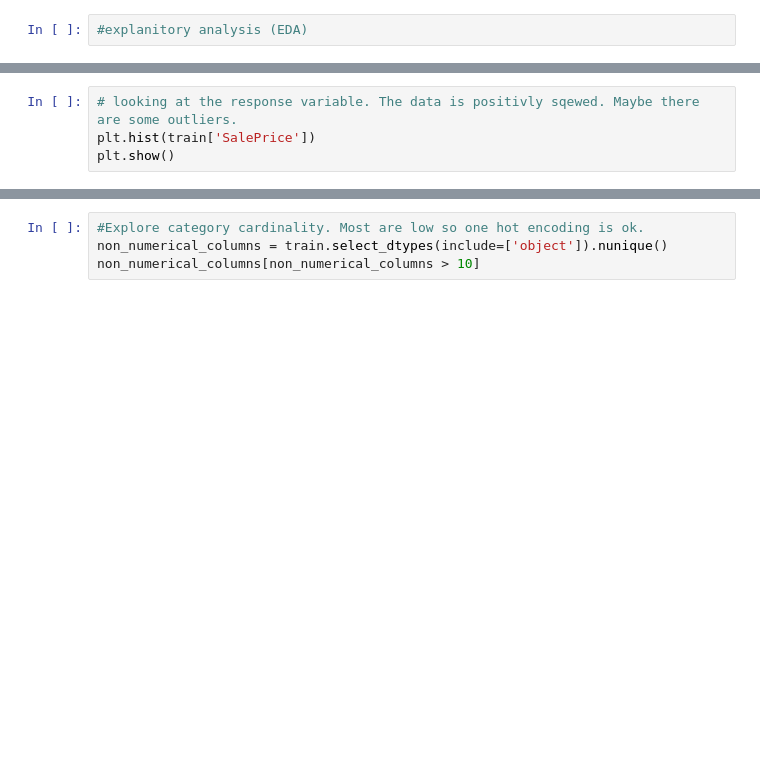
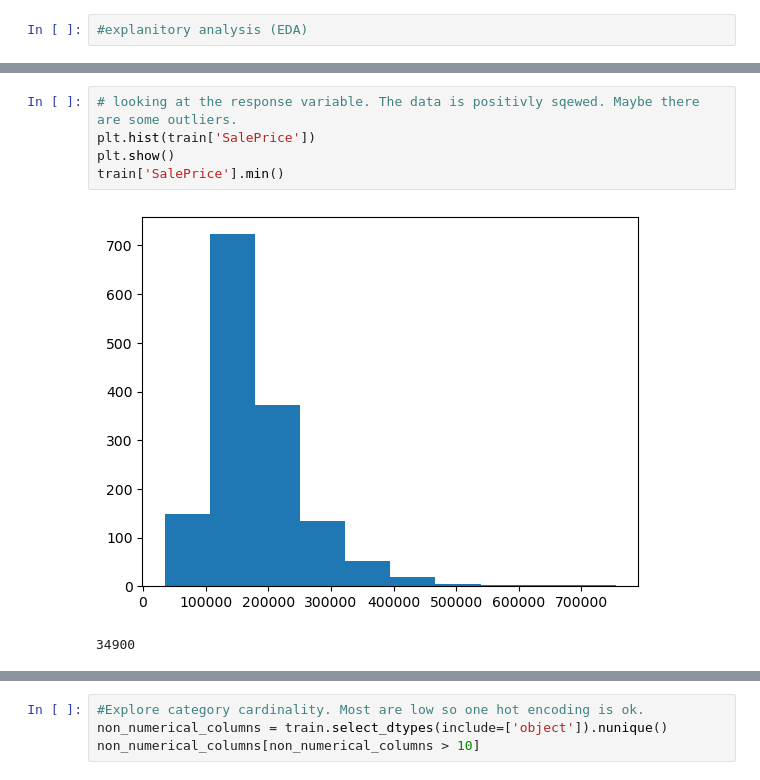
Before and after one commit to PeriStern/House-Prices-Advanced-Regression, a Jupyter notebook: notebooks/01-data-exploration.ipynb.ipynb, the cells around one changed output, grey strips where cells are left out. Saved outputs shown, nothing was run; the diff lists cells and outputs as text; blank space fills up the shorter version.

```diff
--- a/notebooks/01-data-exploration.ipynb.ipynb
+++ b/notebooks/01-data-exploration.ipynb.ipynb
@@ -19,7 +75,11 @@ train.nunique().to_frame().rename(columns={0: 'Unique Values'}).style.format({'U
 # %%
 # looking at the response variable. The data is positivly sqewed. Maybe there are some outliers.
 plt.hist(train['SalePrice'])
 plt.show()
+train['SalePrice'].min()
+# %% [output]
+[figure, added]
+34900
 # %%
 #explore the correlation of each vairable to the sale price
 
```
Also changed, not shown: parts of 7 cells of this notebook, 2 other files.
